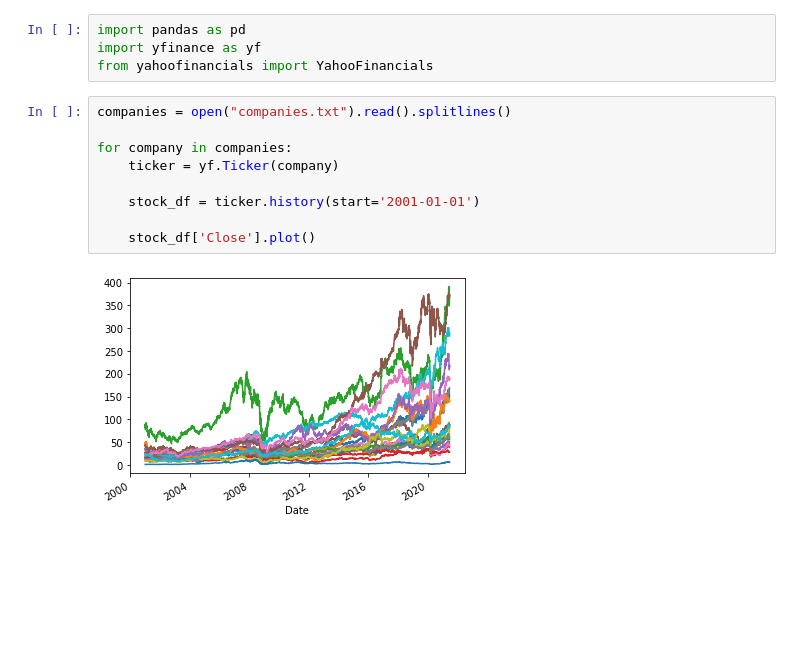
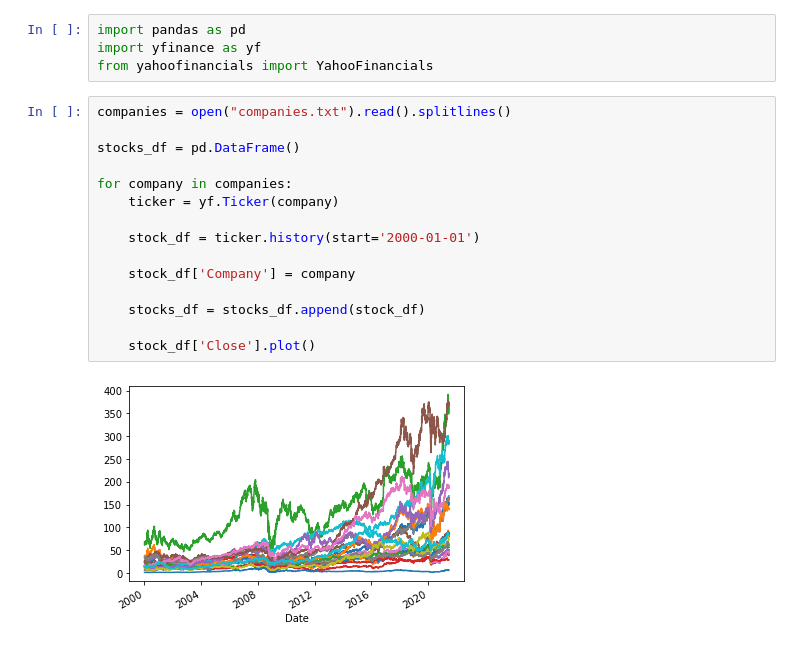
Before and after one commit to lukebarousse/CyberSecurity_Analysis, a Jupyter notebook: stock_prices.ipynb, the cells around one changed output. Saved outputs shown, nothing was run; the diff lists cells and outputs as text; blank space fills up the shorter version.

```diff
--- a/stock_prices.ipynb
+++ b/stock_prices.ipynb
@@ -4,12 +4,18 @@ import yfinance as yf
 from yahoofinancials import YahooFinancials
 # %%
 companies = open("companies.txt").read().splitlines()
+
+stocks_df = pd.DataFrame()
 
 for company in companies:
     ticker = yf.Ticker(company)
 
-    stock_df = ticker.history(start='2001-01-01')
+    stock_df = ticker.history(start='2000-01-01')
+
+    stock_df['Company'] = company
+
+    stocks_df = stocks_df.append(stock_df)
 
     stock_df['Close'].plot()
 # %% [output]
-[figure, old version]
+[figure, new version]
```
Also changed, not shown: parts of 2 cells of this notebook, 4 other files.
